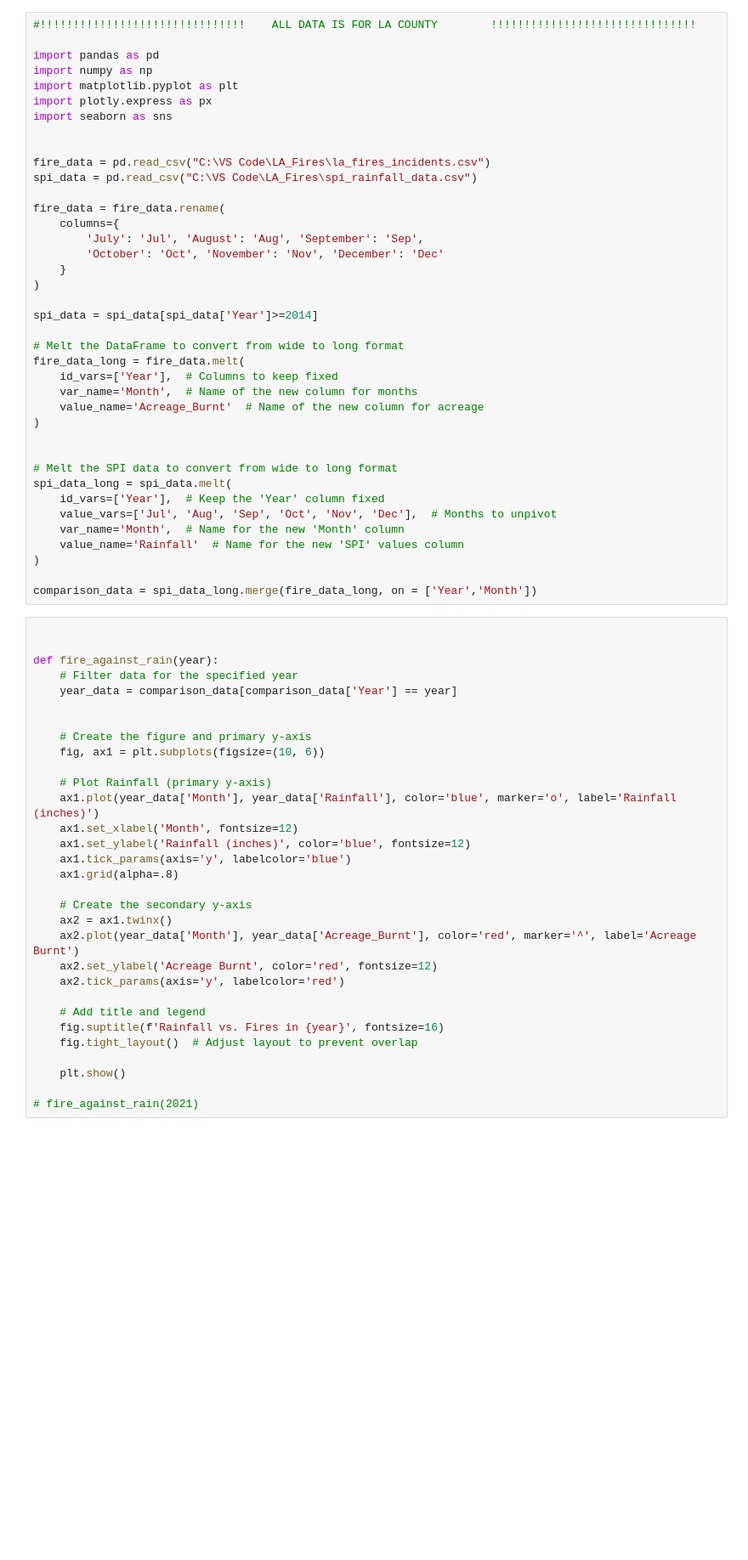
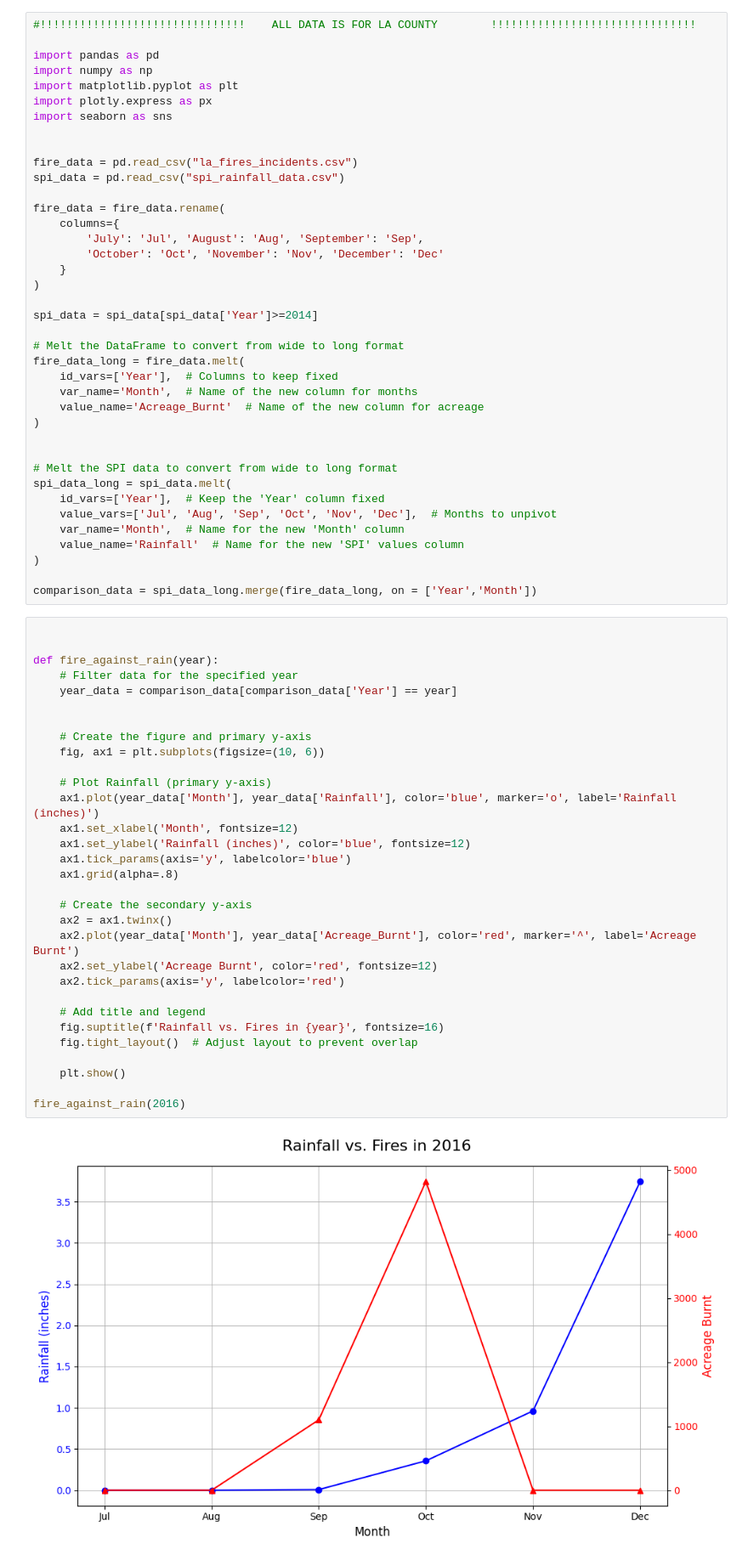
Before and after one commit to nebcode/LA_Fires_2025, a Jupyter notebook: LA_Comparison.ipynb, the cells around one changed output. Shown at 85% size. Drawn from its saved outputs; the diff is of its cells as text; blank space fills up the shorter version.

```diff
--- a/LA_Comparison.ipynb
+++ b/LA_Comparison.ipynb
@@ -8,8 +8,8 @@ import plotly.express as px
 import seaborn as sns
 
 
-fire_data = pd.read_csv("C:\VS Code\LA_Fires\la_fires_incidents.csv")
-spi_data = pd.read_csv("C:\VS Code\LA_Fires\spi_rainfall_data.csv")
+fire_data = pd.read_csv("la_fires_incidents.csv")
+spi_data = pd.read_csv("spi_rainfall_data.csv")
 
 fire_data = fire_data.rename(
     columns={
@@ -40,34 +40,36 @@ comparison_data = spi_data_long.merge(fire_data_long, on = ['Year','Month'])
 # %%
 
 
 def fire_against_rain(year):
     # Filter data for the specified year
     year_data = comparison_data[comparison_data['Year'] == year]
 
 
     # Create the figure and primary y-axis
     fig, ax1 = plt.subplots(figsize=(10, 6))
 
     # Plot Rainfall (primary y-axis)
     ax1.plot(year_data['Month'], year_data['Rainfall'], color='blue', marker='o', label='Rainfall (inches)')
     ax1.set_xlabel('Month', fontsize=12)
     ax1.set_ylabel('Rainfall (inches)', color='blue', fontsize=12)
     ax1.tick_params(axis='y', labelcolor='blue')
     ax1.grid(alpha=.8)
 
     # Create the secondary y-axis
     ax2 = ax1.twinx()
     ax2.plot(year_data['Month'], year_data['Acreage_Burnt'], color='red', marker='^', label='Acreage Burnt')
     ax2.set_ylabel('Acreage Burnt', color='red', fontsize=12)
     ax2.tick_params(axis='y', labelcolor='red')
 
     # Add title and legend
     fig.suptitle(f'Rainfall vs. Fires in {year}', fontsize=16)
     fig.tight_layout()  # Adjust layout to prevent overlap
 
     plt.show()
 
-# fire_against_rain(2021)
+fire_against_rain(2016)
+# %% [output]
+[figure, added]
 # %%
 def r_weather(year):
     weather = comparison_data[comparison_data['Year'] == year]
```
Also changed, not shown: parts of 4 cells of this notebook, 2 other files.
